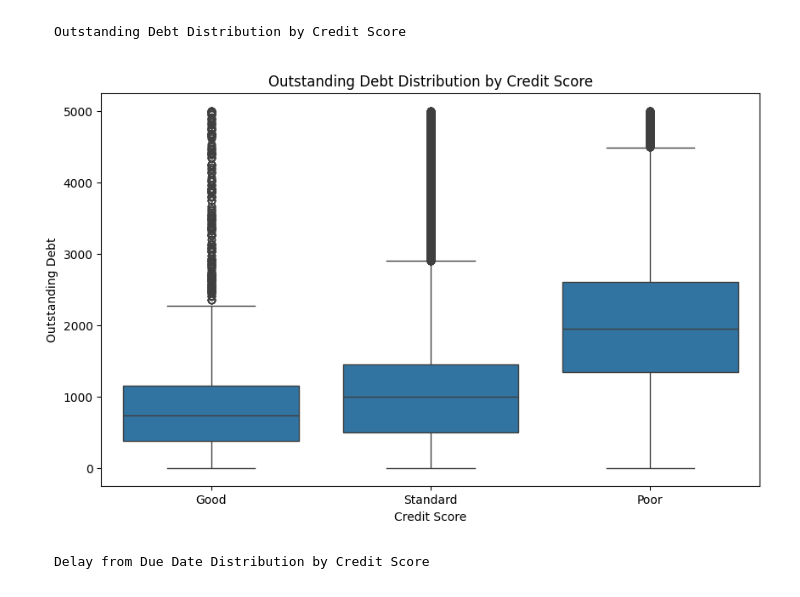
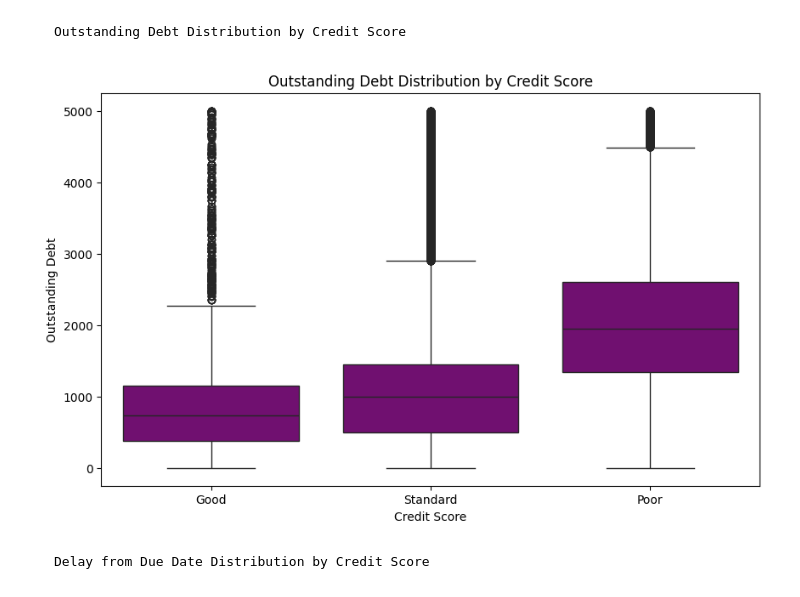
Before and after one commit to MichAdeola/Credit_Score_Classification, a Jupyter notebook: CreditScoring.ipynb, the cells around one changed output. Cells and saved outputs as stored; diff of their text form; code cells hidden in the pictures.

```diff
--- a/CreditScoring.ipynb
+++ b/CreditScoring.ipynb
@@ -24,7 +24,7 @@ from joblib import dump, load
 # %% [markdown]
 ## **2-Import Dataset**
 # %%
-df=pd.read_excel("../Essentials_Projetfinal/Input/CreditScore.xlsx")
+df=pd.read_excel("../Credit_Score_Classification/Input/CreditScore.xlsx")
 df.head(10)
 # %% [output]
 |  | ID | Customer_ID | Month | Name | Age | SSN | Occupation | Annual_Income | ... |
@@ -1018,13 +1027,13 @@ plt.show()
 # %%
 
 plt.figure(figsize=(10, 6))
-sns.boxplot(data=dfv, x='Credit_Score', y='Outstanding_Debt')
+sns.boxplot(data=dfv, x='Credit_Score', y='Outstanding_Debt', color ="purple")
 plt.title('Outstanding Debt Distribution by Credit Score')
 plt.xlabel('Credit Score')
 plt.ylabel('Outstanding Debt')
 plt.show()
 # %% [output]
-[figure, old version]
+[figure, new version]
 # %% [markdown]
     Delay from Due Date Distribution by Credit Score
 # %%
```
Also changed, not shown: parts of 18 cells of this notebook.
